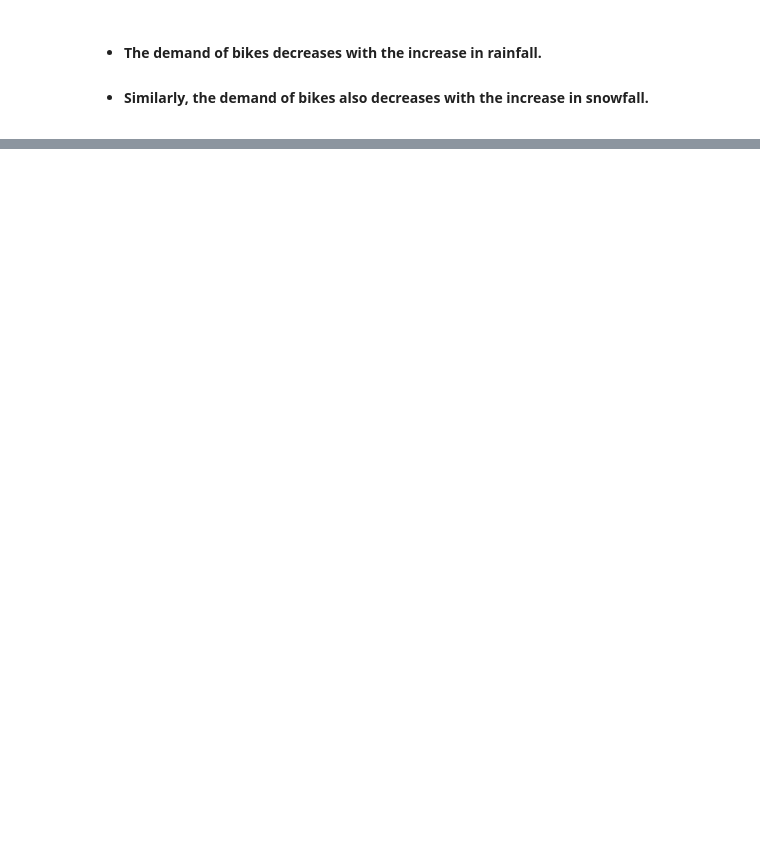
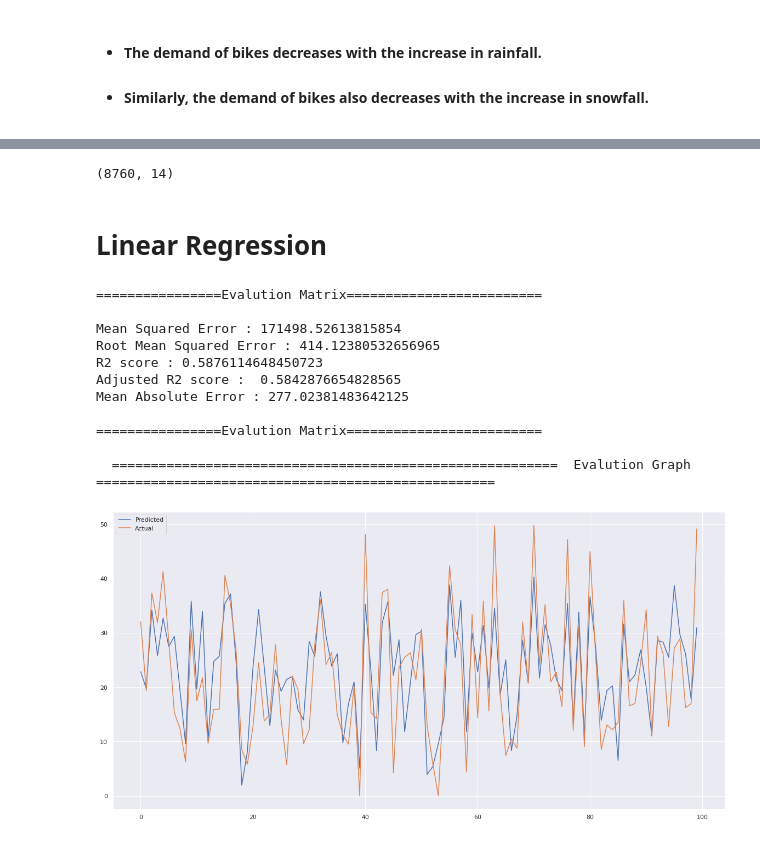
Before and after one commit to FarazAhmad2/Bike-Sharing-Demand-Prediction, a Jupyter notebook: Bike_Sharing_Demand_Prediction_Capstone_Project.ipynb, the cells around one changed output, grey strips where cells are left out. Drawn from its saved outputs; the diff is of its cells as text; code cells hidden in the pictures; blank space fills up the shorter version.

```diff
--- a/Bike_Sharing_Demand_Prediction_Capstone_Project.ipynb
+++ b/Bike_Sharing_Demand_Prediction_Capstone_Project.ipynb
@@ -372,0 +512,37 @@ df1.head()
+# %%
+X = df1.drop(['rented_bike_count'], axis=1)
+y = np.sqrt(df1['rented_bike_count'])
+# %%
+X.shape
+# %% [output]
+(8760, 14)
+# %%
+#  train-test split
+X_train, X_test, y_train, y_test = train_test_split(X, y, test_size=0.2, random_state=5)
+# %%
+#scaling data
+from sklearn.preprocessing import StandardScaler
+std = StandardScaler()
+X_train = std.fit_transform(X_train)
+X_test = std.transform(X_test)
+# %% [markdown]
+# Linear Regression
+# %%
+from sklearn.linear_model import LinearRegression
+
+linear_model= LinearRegression()
+# %%
+train_linear_model(linear_model, X_train, y_train, X_test, y_test)
+# %% [output]
+================Evalution Matrix=========================
+
+Mean Squared Error : 171498.52613815854
+Root Mean Squared Error : 414.12380532656965
+R2 score : 0.5876114648450723
+Adjusted R2 score :  0.5842876654828565
+Mean Absolute Error : 277.02381483642125
+
+================Evalution Matrix=========================
+
+  =========================================================  Evalution Graph  ===================================================
+[figure, added]
```
Also changed, not shown: parts of 12 cells of this notebook.
